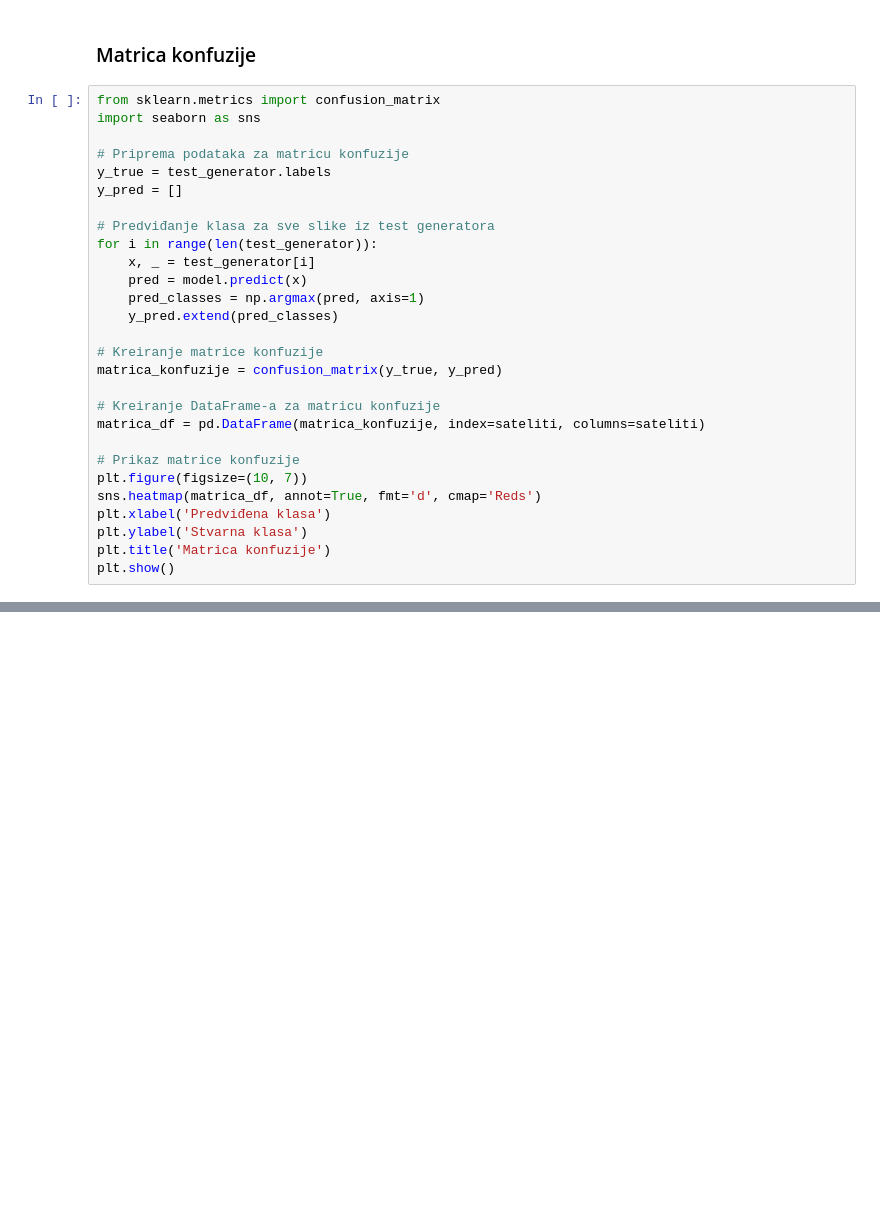
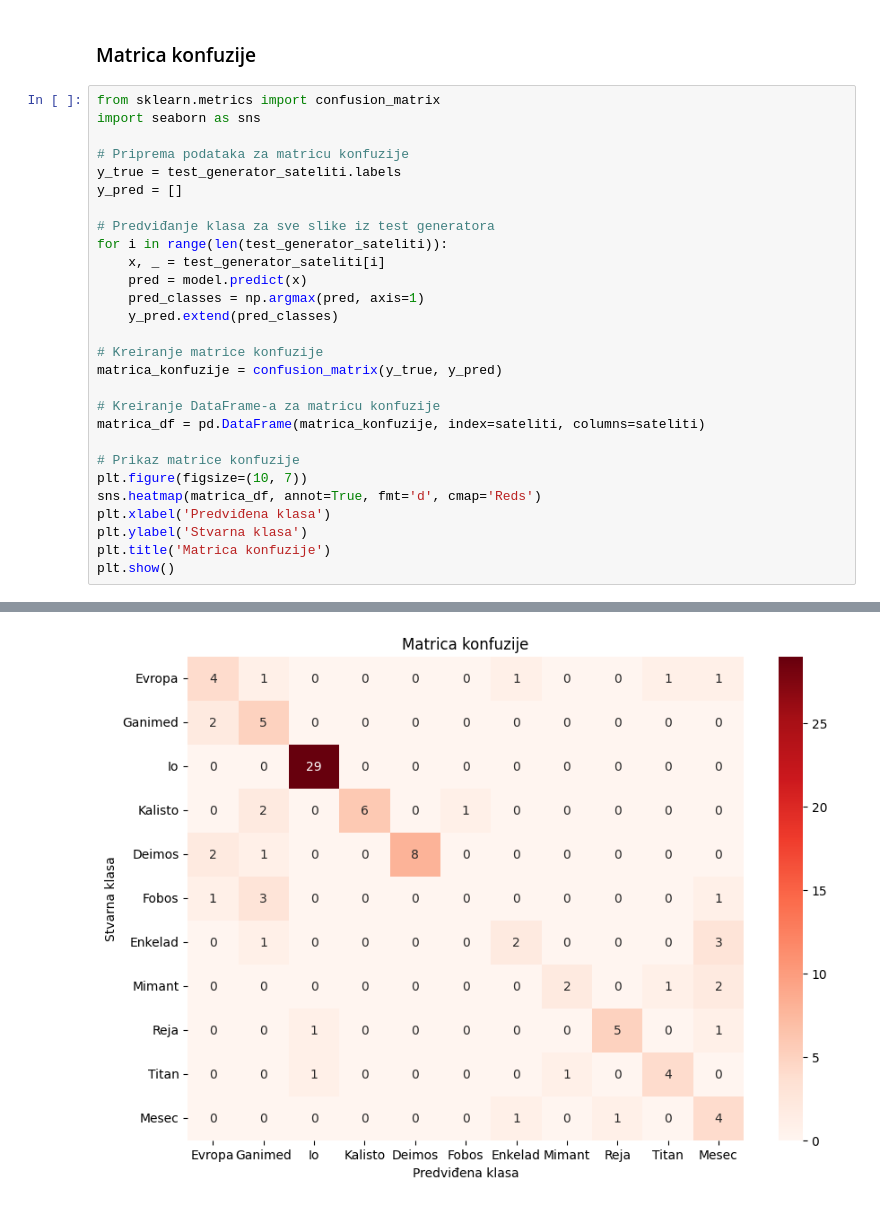
Before and after one commit to todortodorovic/IP2projekat, a Jupyter notebook: Klasifikacija planeta i satelita - drugi deo.ipynb, the cells around one changed output, grey strips where cells are left out. Saved outputs shown, nothing was run; the diff lists cells and outputs as text; blank space fills up the shorter version.

```diff
--- a/Klasifikacija planeta i satelita - drugi deo.ipynb
+++ b/Klasifikacija planeta i satelita - drugi deo.ipynb
@@ -405,12 +409,12 @@ from sklearn.metrics import confusion_matrix
 import seaborn as sns
 
 # Priprema podataka za matricu konfuzije
-y_true = test_generator.labels
+y_true = test_generator_sateliti.labels
 y_pred = []
 
 # Predviđanje klasa za sve slike iz test generatora
-for i in range(len(test_generator)):
-    x, _ = test_generator[i]
+for i in range(len(test_generator_sateliti)):
+    x, _ = test_generator_sateliti[i]
     pred = model.predict(x)
     pred_classes = np.argmax(pred, axis=1)
     y_pred.extend(pred_classes)
@@ -428,3 +432,4 @@ plt.xlabel('Predviđena klasa')
 plt.ylabel('Stvarna klasa')
 plt.title('Matrica konfuzije')
 plt.show()
+# %% [output]
@@ -430,0 +440 @@ plt.show()
+[figure, added]
```
Also changed, not shown: parts of 35 cells of this notebook, 2 other files.
